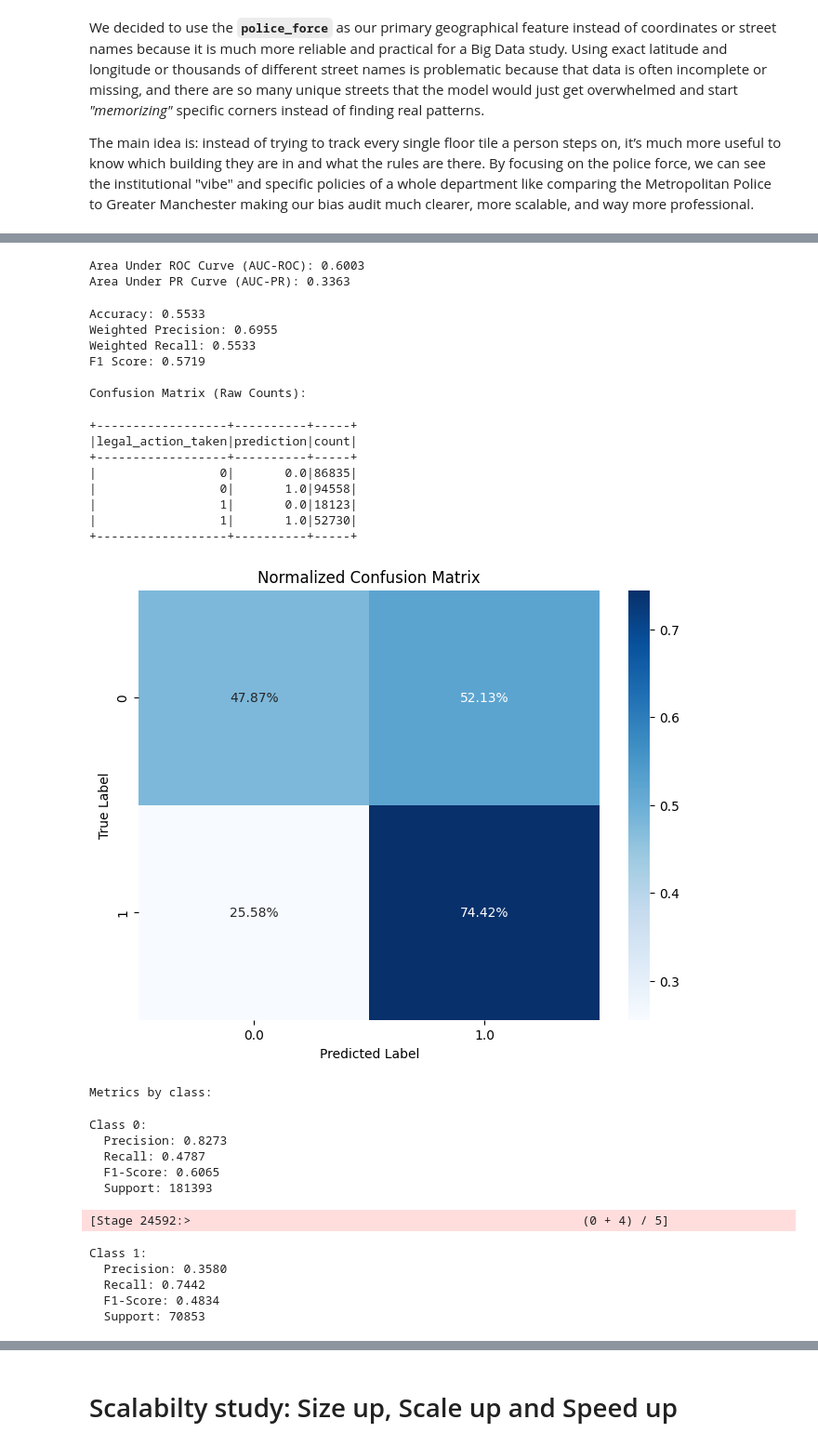
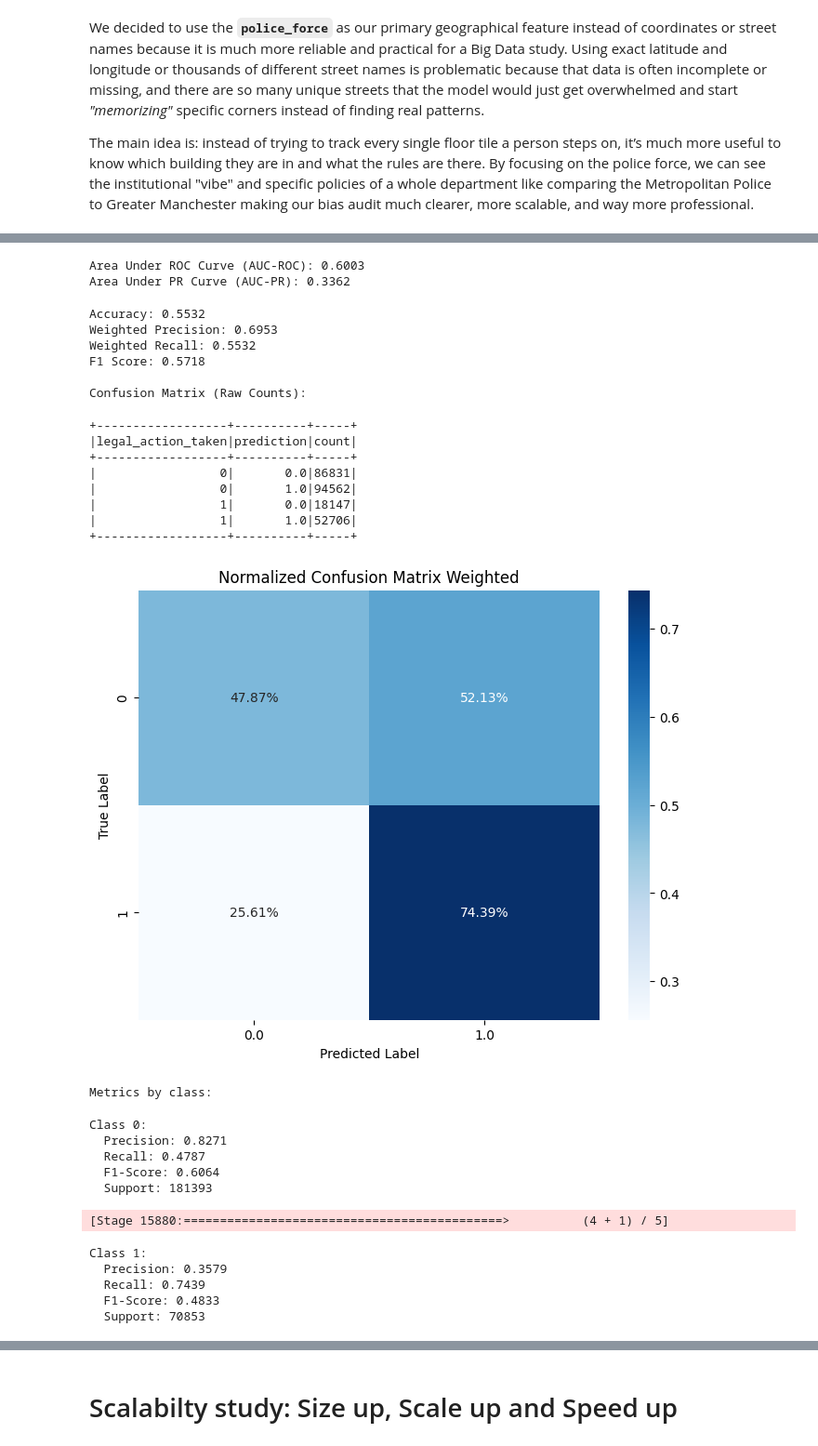
Before and after one commit to Iker-Jauregui/LSDA_Final_Project, a Jupyter notebook: uk_police_notebook.ipynb, the cells around one changed output, grey strips where cells are left out. Shown at 93% size. Drawn from its saved outputs; the diff is of its cells as text; code cells hidden in the pictures.

Commit message:
dataset balanced, weighted and base

```diff
--- a/uk_police_notebook.ipynb
+++ b/uk_police_notebook.ipynb
@@ -629,7 +631,7 @@ indexers = [
 ]
 
 # 2. Vector Assembler
-numeric_cols = ["is_person", "strip_search", "hour", "month", "dayofweek", "dayofyear"]
+numeric_cols = [ "hour", "month", "dayofweek", "dayofyear"]
 feature_cols = [f"{col}_idx" for col in categorical_cols] + numeric_cols
 assembler = VectorAssembler(
     inputCols=feature_cols,
@@ -652,7 +654,8 @@ pipeline = Pipeline(stages=indexers + [assembler, dt])
 # 5. Evaluator
 evaluator = BinaryClassificationEvaluator(
     rawPredictionCol='rawPrediction',  # Changed from 'prediction'
-    labelCol='legal_action_taken'
+    labelCol='legal_action_taken',
+    metricName="areaUnderPR"
 )
 
 # 6. Parameter Grid
@@ -925,7 +979,8 @@ pipeline = Pipeline(stages=indexers + [assembler, dt])
 # 5. Evaluator
 evaluator = BinaryClassificationEvaluator(
     rawPredictionCol='rawPrediction',  # Changed from 'prediction'
-    labelCol='legal_action_taken'
+    labelCol='legal_action_taken',
+    metricName="areaUnderPR"
 )
 
 # 6. Parameter Grid
@@ -983,10 +1036,4 @@ Best Model MaxDepth: 10, MinInstancesPerNode: 5,    MaxBins: 64,  Impurity: entr
 # %%
-import matplotlib.pyplot as plt
-import seaborn as sns
-import pandas as pd
-from pyspark.ml.evaluation import BinaryClassificationEvaluator, MulticlassClassificationEvaluator
-from pyspark.sql import functions as F
-
 # 1. Get the best model from the cross-validator
 best_model = cv_model.bestModel
 
@@ -1051,7 +1098,7 @@ cm_normalized = cm_pivot.div(cm_pivot.sum(axis=1), axis=0)
 # Plot using Seaborn
 plt.figure(figsize=(8, 6))
 sns.heatmap(cm_normalized, annot=True, fmt='.2%', cmap='Blues', cbar=True)
-plt.title('Normalized Confusion Matrix')
+plt.title('Normalized Confusion Matrix Weighted')
 plt.xlabel('Predicted Label')
 plt.ylabel('True Label')
 plt.savefig("media/images/confusion_matrix_weighted.png")
@@ -1094,32 +1141,32 @@ Sample predictions:
 only showing top 10 rows
 Area Under ROC Curve (AUC-ROC): 0.6003
-Area Under PR Curve (AUC-PR): 0.3363
+Area Under PR Curve (AUC-PR): 0.3362
-Accuracy: 0.5533
-Weighted Precision: 0.6955
-Weighted Recall: 0.5533
-F1 Score: 0.5719
+Accuracy: 0.5532
+Weighted Precision: 0.6953
+Weighted Recall: 0.5532
+F1 Score: 0.5718
 
 Confusion Matrix (Raw Counts):
 +------------------+----------+-----+
 |legal_action_taken|prediction|count|
 +------------------+----------+-----+
-|                 0|       0.0|86835|
-|                 0|       1.0|94558|
-|                 1|       0.0|18123|
-|                 1|       1.0|52730|
+|                 0|       0.0|86831|
+|                 0|       1.0|94562|
+|                 1|       0.0|18147|
+|                 1|       1.0|52706|
 +------------------+----------+-----+
-[figure, old version]
+[figure, new version]
 Metrics by class:
 Class 0:
-  Precision: 0.8273
+  Precision: 0.8271
   Recall: 0.4787
-  F1-Score: 0.6065
+  F1-Score: 0.6064
   Support: 181393
-[Stage 24592:>                                                      (0 + 4) / 5]
+[Stage 15880:============================================>          (4 + 1) / 5]
 Class 1:
-  Precision: 0.3580
-  Recall: 0.7442
-  F1-Score: 0.4834
+  Precision: 0.3579
+  Recall: 0.7439
+  F1-Score: 0.4833
   Support: 70853
 # %%
 dt_model = best_model.stages[-1]
```
Also changed, not shown: parts of 20 cells of this notebook, 10 other files.
